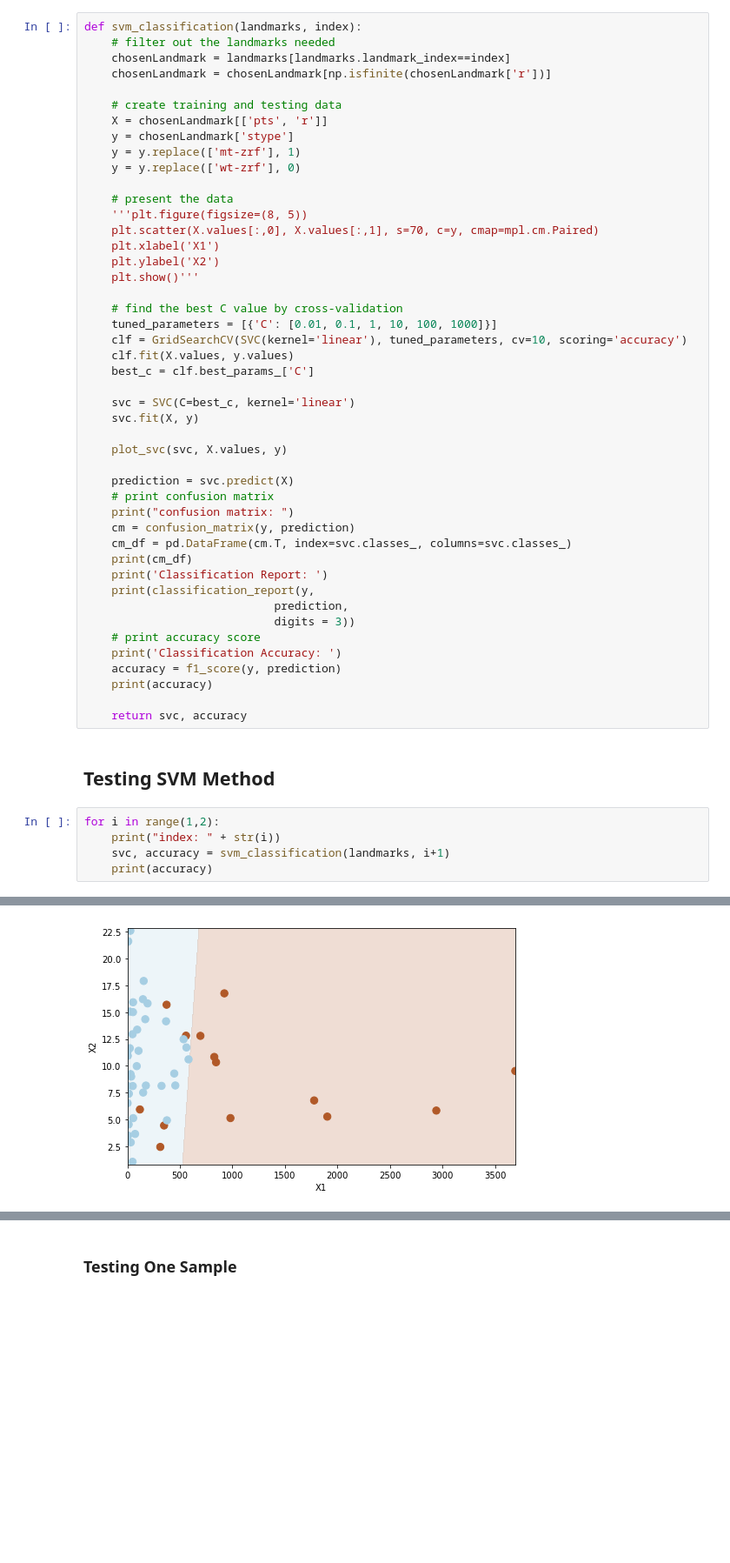
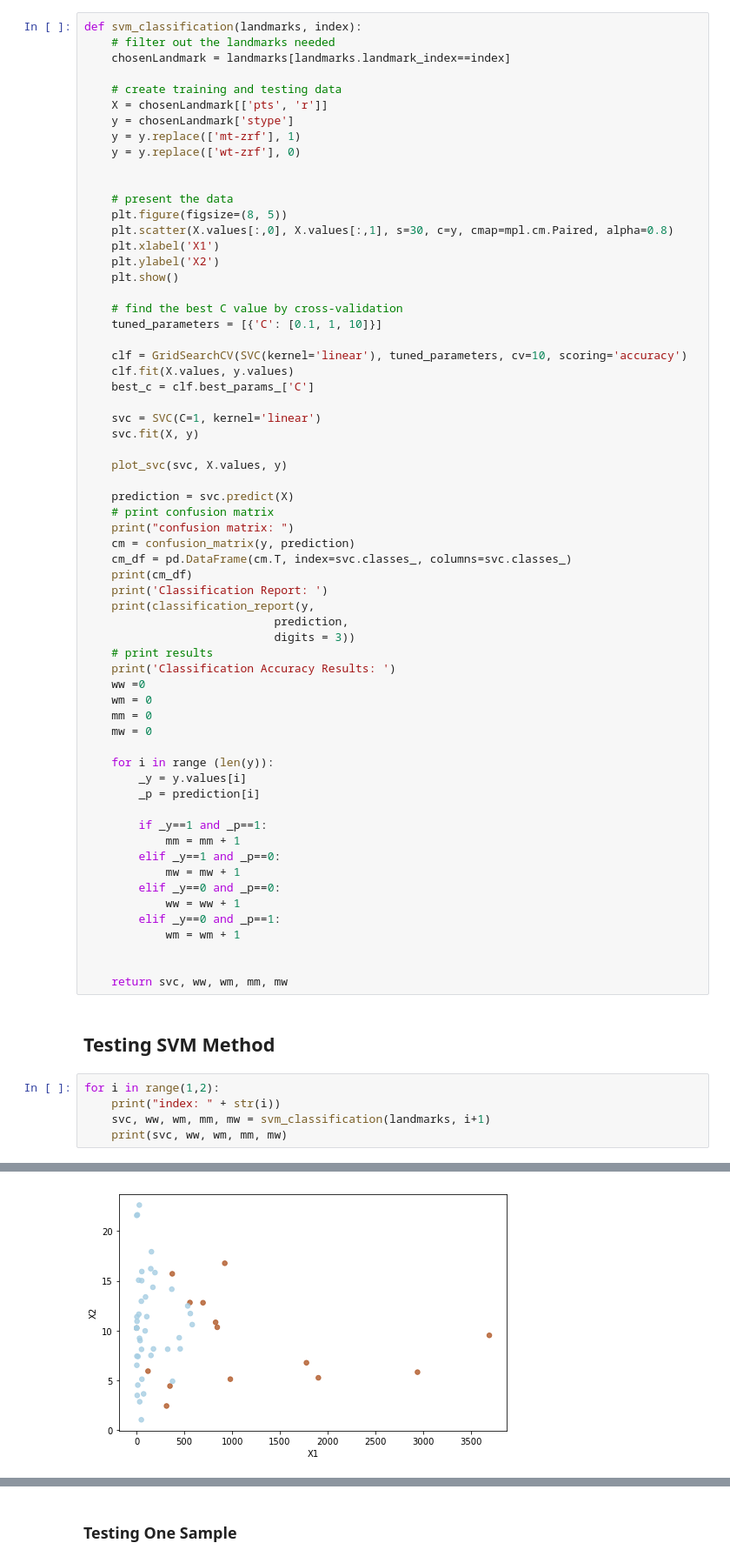
Before and after one commit to liwencong1995/SDS-Capstone-Zebrafish, a Jupyter notebook: svm.ipynb, the cells around one changed output, grey strips where cells are left out. Shown: that part at 87% size. Cells and saved outputs as stored; diff of their text form; blank space fills up the shorter version.

```diff
--- a/svm.ipynb
+++ b/svm.ipynb
@@ -43,7 +61,6 @@ landmarks.head()
 def svm_classification(landmarks, index):
     # filter out the landmarks needed
     chosenLandmark = landmarks[landmarks.landmark_index==index]
-    chosenLandmark = chosenLandmark[np.isfinite(chosenLandmark['r'])]
 
     # create training and testing data
     X = chosenLandmark[['pts', 'r']]
@@ -51,20 +68,22 @@ def svm_classification(landmarks, index):
     y = y.replace(['mt-zrf'], 1)
     y = y.replace(['wt-zrf'], 0)
 
+
     # present the data
-    '''plt.figure(figsize=(8, 5))
-    plt.scatter(X.values[:,0], X.values[:,1], s=70, c=y, cmap=mpl.cm.Paired)
+    plt.figure(figsize=(8, 5))
+    plt.scatter(X.values[:,0], X.values[:,1], s=30, c=y, cmap=mpl.cm.Paired, alpha=0.8)
     plt.xlabel('X1')
     plt.ylabel('X2')
-    plt.show()'''
+    plt.show()
 
     # find the best C value by cross-validation
-    tuned_parameters = [{'C': [0.01, 0.1, 1, 10, 100, 1000]}]
+    tuned_parameters = [{'C': [0.1, 1, 10]}]
+
     clf = GridSearchCV(SVC(kernel='linear'), tuned_parameters, cv=10, scoring='accuracy')
     clf.fit(X.values, y.values)
     best_c = clf.best_params_['C']
 
-    svc = SVC(C=best_c, kernel='linear')
+    svc = SVC(C=1, kernel='linear')
     svc.fit(X, y)
 
     plot_svc(svc, X.values, y)
@@ -79,19 +98,35 @@ def svm_classification(landmarks, index):
     print(classification_report(y,
                             prediction,
                             digits = 3))
-    # print accuracy score
-    print('Classification Accuracy: ')
-    accuracy = f1_score(y, prediction)
-    print(accuracy)
+    # print results
+    print('Classification Accuracy Results: ')
+    ww =0
+    wm = 0
+    mm = 0
+    mw = 0
 
-    return svc, accuracy
+    for i in range (len(y)):
+        _y = y.values[i]
+        _p = prediction[i]
+
+        if _y==1 and _p==1:
+            mm = mm + 1
+        elif _y==1 and _p==0:
+            mw = mw + 1
+        elif _y==0 and _p==0:
+            ww = ww + 1
+        elif _y==0 and _p==1:
+            wm = wm + 1
+
+
+    return svc, ww, wm, mm, mw
 # %% [markdown]
 ## Testing SVM Method
 # %%
 for i in range(1,2):
     print("index: " + str(i))
-    svc, accuracy = svm_classification(landmarks, i+1)
-    print(accuracy)
+    svc, ww, wm, mm, mw = svm_classification(landmarks, i+1)
+    print(svc, ww, wm, mm, mw)
 # %% [output]
 index: 1
-[figure, old version]
+[figure, new version]
```
Also changed, not shown: parts of 12 cells of this notebook, 1 other file.
